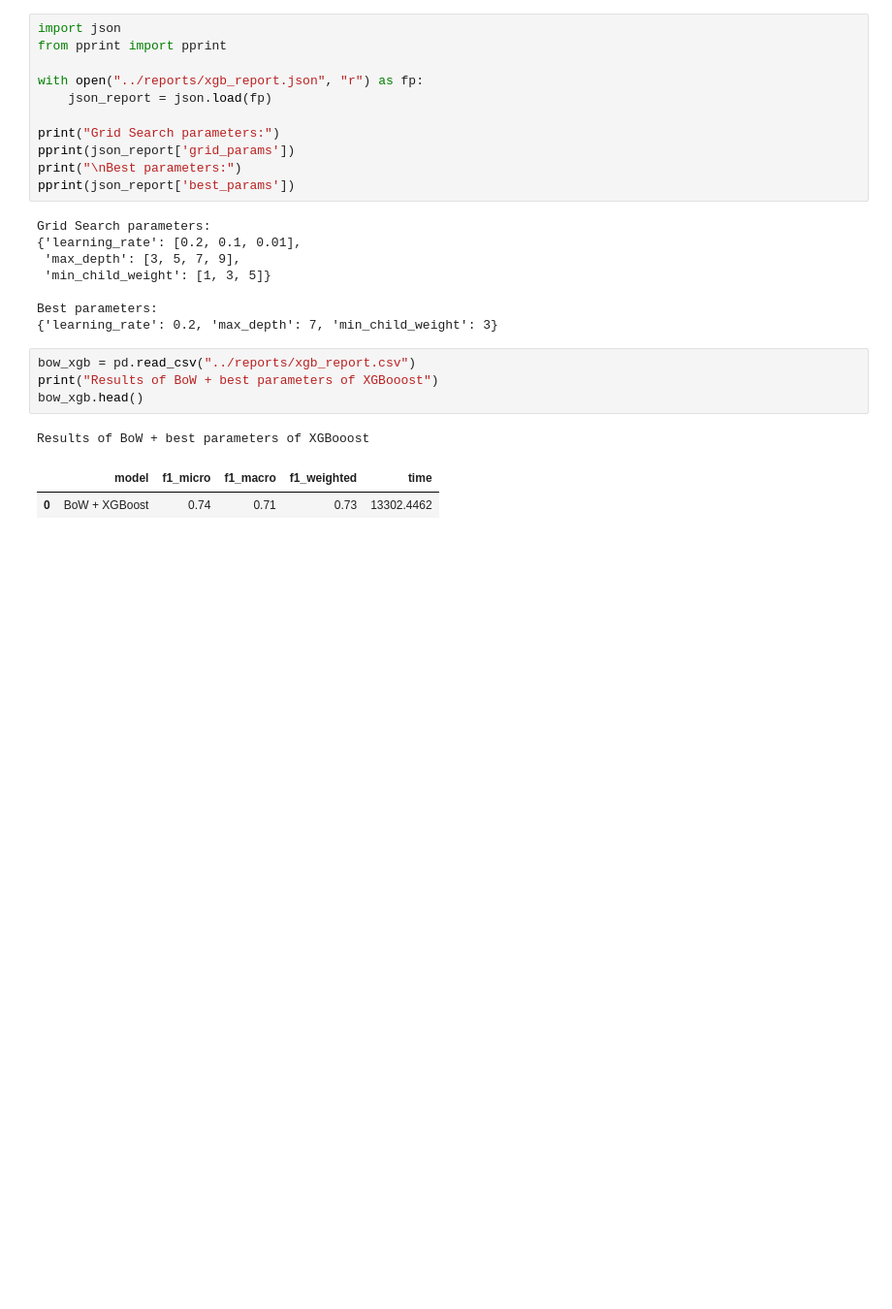
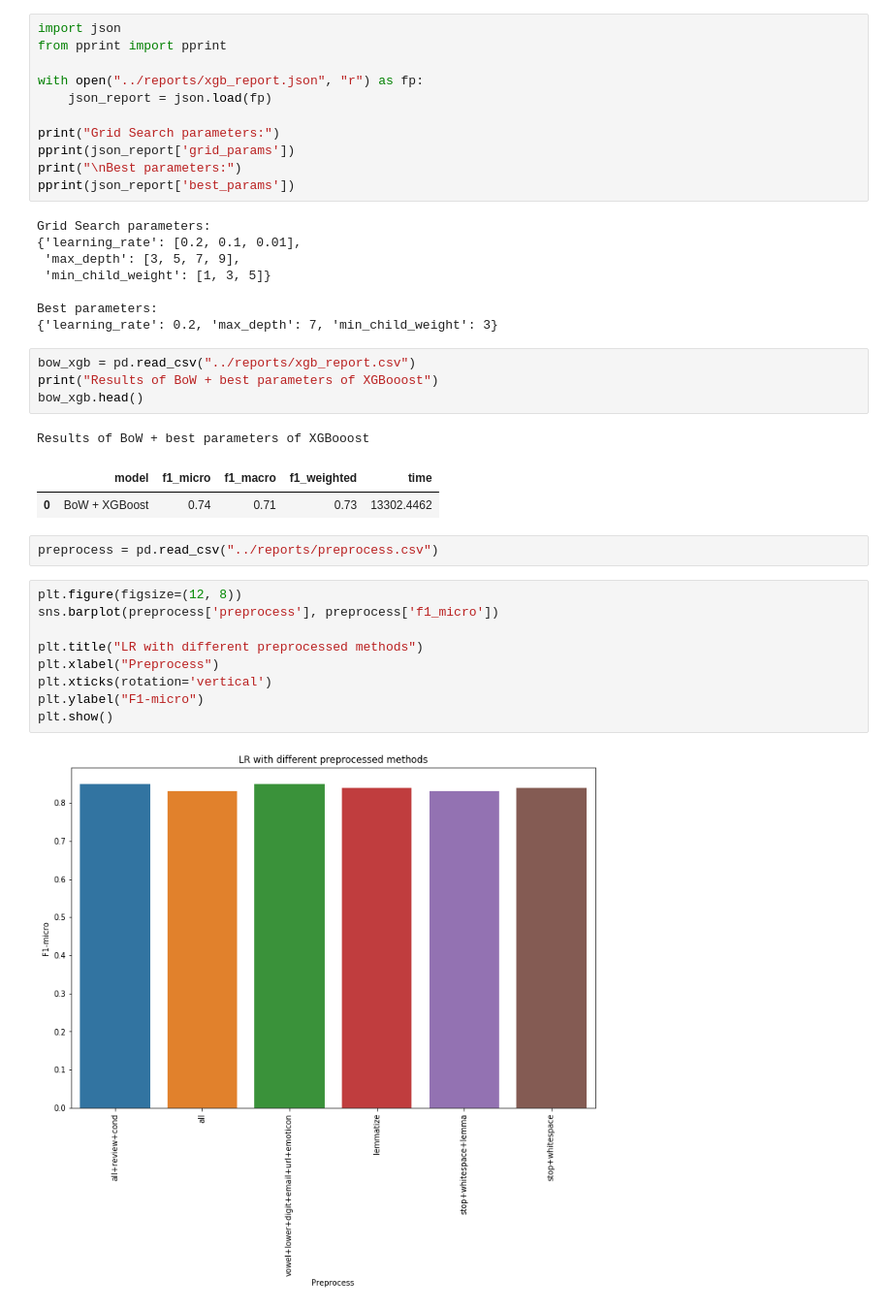
Before and after one commit to tamarakatic/sentiment-analysis-of-drug-reviews, a Jupyter notebook: notebooks/2.0-bow-results.ipynb, the cells around one changed output. Shown at 97% size. Cells and saved outputs as stored; diff of their text form; blank space fills up the shorter version.

Commit message:
Show preprocess results

```diff
--- a/notebooks/2.0-bow-results.ipynb
+++ b/notebooks/2.0-bow-results.ipynb
@@ -45,3 +45,16 @@ bow_xgb.head()
 Results of BoW + best parameters of XGBooost
 |  | model | f1_micro | f1_macro | f1_weighted | time |
 | 0 | BoW + XGBoost | 0.74 | 0.71 | 0.73 | 13302.4462 |
+# %%
+preprocess = pd.read_csv("../reports/preprocess.csv")
+# %%
+plt.figure(figsize=(12, 8))
+sns.barplot(preprocess['preprocess'], preprocess['f1_micro'])
+
+plt.title("LR with different preprocessed methods")
+plt.xlabel("Preprocess")
+plt.xticks(rotation='vertical')
+plt.ylabel("F1-micro")
+plt.show()
+# %% [output]
+[figure, added]
```
Also changed, not shown: 1 other file.
